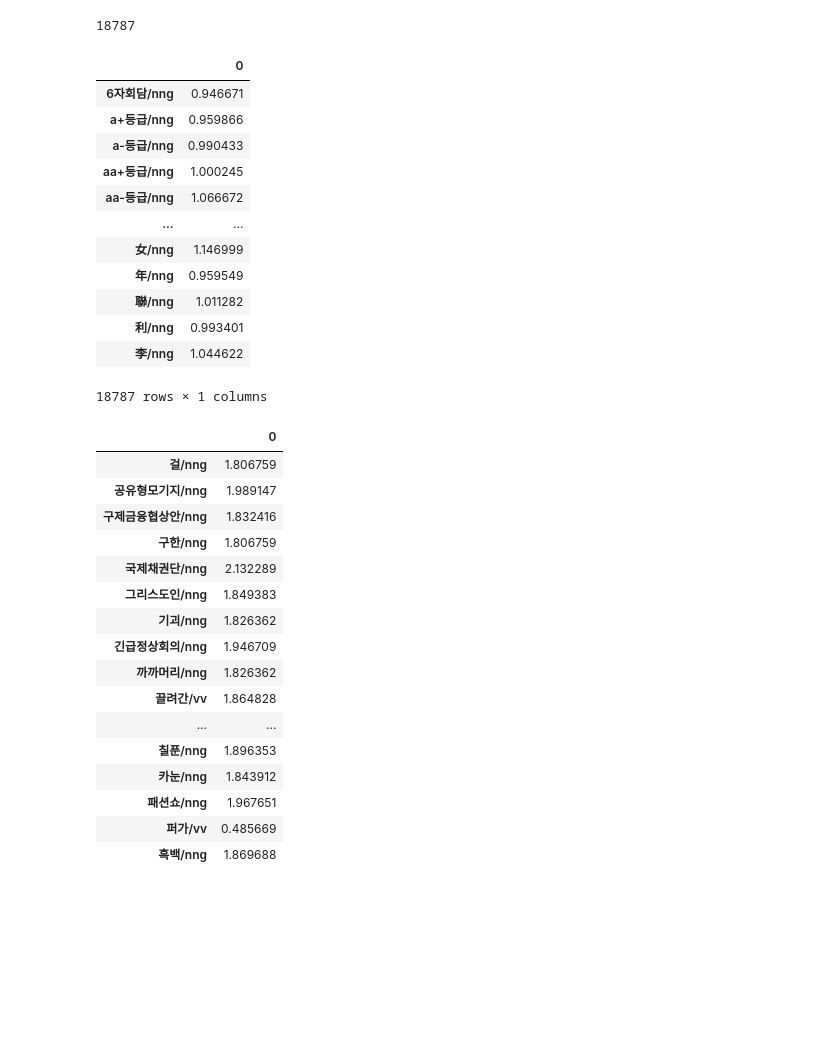
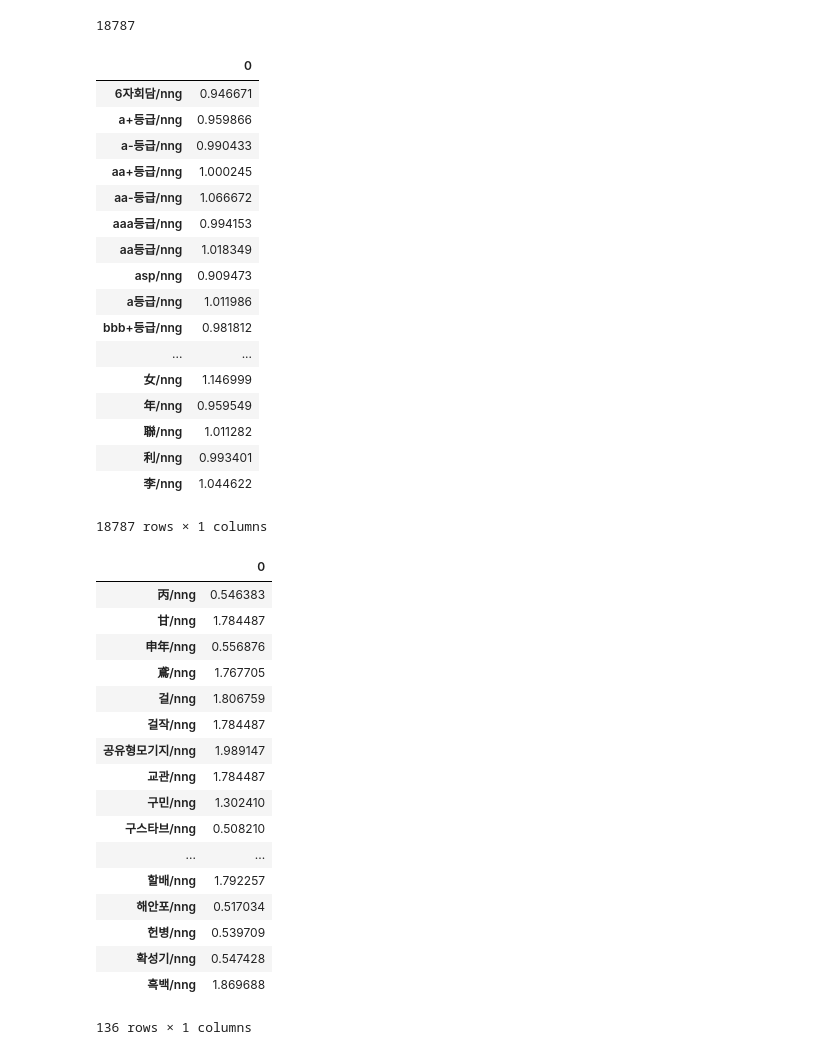
Before and after one commit to Jisang-hwang93/BOK_Report_Team1, a Jupyter notebook: NBC.ipynb, the cells around one changed output. Cells and saved outputs as stored; diff of their text form; code cells hidden in the pictures; blank space fills up the shorter version.

```diff
--- a/NBC.ipynb
+++ b/NBC.ipynb
@@ -2,7 +2,7 @@
 import pandas as pd
 import csv
 
-labeled_corpus = pd.read_csv('labeled_corpus.csv', encoding = 'utf-8', index_col = [0])
+labeled_corpus = pd.read_csv('C:/bg/multicampus/labeled_corpus.csv', encoding = 'utf-8', index_col = [0])
 labeled_corpus = labeled_corpus[labeled_corpus['token_ngram'].notna()]
 # %%
 import numpy as np
@@ -58,13 +68,18 @@ vect = text_clf.named_steps['vect']
 clf = text_clf.named_steps['clf']
 # %%
 #Bagging
+
 avg_polarity_score = np.zeros((1, 18787))
+accuracy = np.zeros(30)
 for i in tqdm(range(30)):
     X_train, X_test, y_train, y_test = train_test_split(labeled_corpus['token_ngram'], labeled_corpus['label'], random_state = 0, train_size = 0.9, shuffle=True)
     text_clf.fit(X_train, y_train)
+    clf = text_clf.named_steps['clf']
     posterior = clf.feature_log_prob_
     polarity_score = posterior[1]/posterior[0]
-
     avg_polarity_score += polarity_score
+    pred = text_clf.predict(X_test)
+    accuracy[i] = np.sum(pred == y_test)
 
 avg_polarity_score = avg_polarity_score/30
+print(avg_polarity_score)
@@ -134,6 +127,11 @@ polarity_scores
 | a-등급/nng | 0.990433 |
 | aa+등급/nng | 1.000245 |
 | aa-등급/nng | 1.066672 |
+| aaa등급/nng | 0.994153 |
+| aa등급/nng | 1.018349 |
+| asp/nng | 0.909473 |
+| a등급/nng | 1.011986 |
+| bbb+등급/nng | 0.981812 |
 | ... | ... |
 | 女/nng | 1.146999 |
 | 年/nng | 0.959549 |
@@ -142,22 +140,23 @@ polarity_scores
 | 李/nng | 1.044622 |
 18787 rows × 1 columns
 # %%
-polarity_scores[polarity_scores[0].apply(lambda x: x > 1.8 or x < 0.5)]
+polarity_scores[polarity_scores[0].apply(lambda x: x > 1.3 or x < 0.7)]
 # %% [output]
 |  | 0 |
+| 丙/nng | 0.546383 |
+| 甘/nng | 1.784487 |
+| 申年/nng | 0.556876 |
+| 鳶/nng | 1.767705 |
 | 걸/nng | 1.806759 |
+| 걸작/nng | 1.784487 |
 | 공유형모기지/nng | 1.989147 |
-| 구제금융협상안/nng | 1.832416 |
-| 구한/nng | 1.806759 |
-| 국제채권단/nng | 2.132289 |
-| 그리스도인/nng | 1.849383 |
-| 기괴/nng | 1.826362 |
-| 긴급정상회의/nng | 1.946709 |
-| 까까머리/nng | 1.826362 |
-| 끌려간/vv | 1.864828 |
+| 교관/nng | 1.784487 |
+| 구민/nng | 1.302410 |
+| 구스타브/nng | 0.508210 |
 | ... | ... |
-| 칠푼/nng | 1.896353 |
-| 카눈/nng | 1.843912 |
-| 패션쇼/nng | 1.967651 |
-| 퍼가/vv | 0.485669 |
+| 할배/nng | 1.792257 |
+| 해안포/nng | 0.517034 |
+| 헌병/nng | 0.539709 |
+| 확성기/nng | 0.547428 |
 | 흑백/nng | 1.869688 |
+136 rows × 1 columns
```
Also changed, not shown: parts of 4 cells of this notebook.
